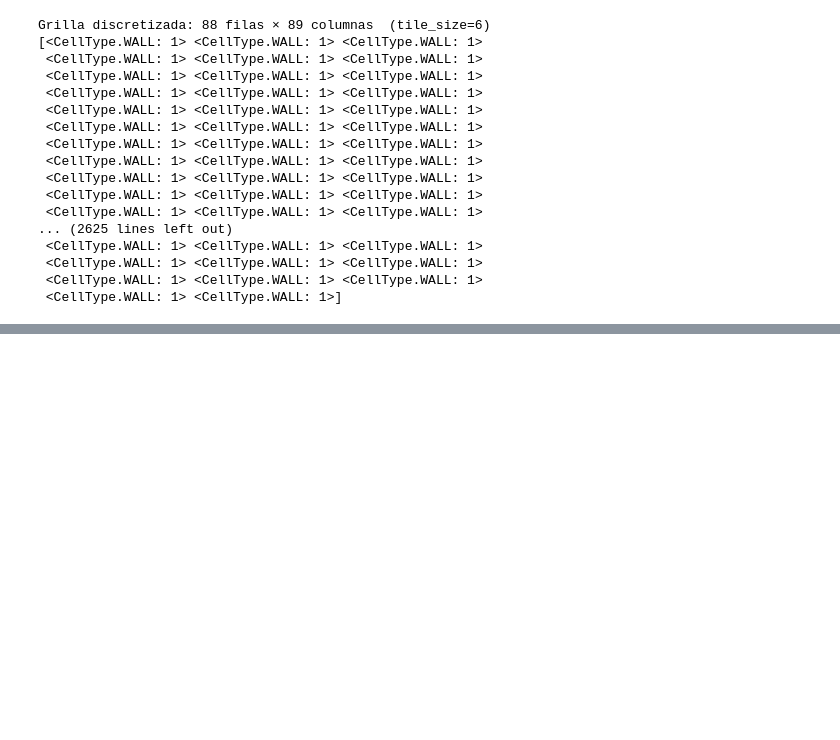
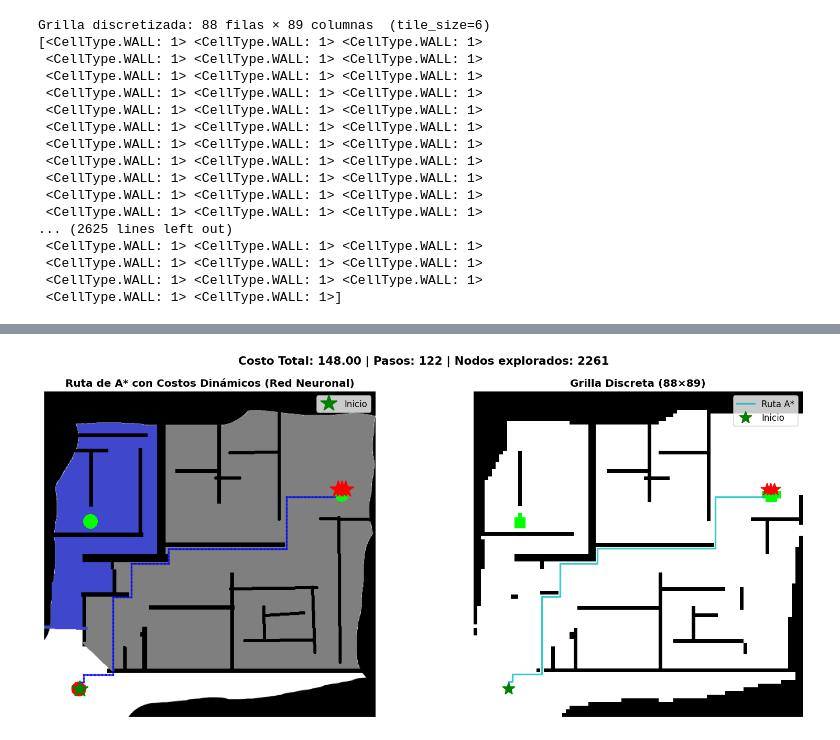
Before and after one commit to auyjos/Proyecto1_IA, a Jupyter notebook: neural_network.ipynb, the cells around one changed output, grey strips where cells are left out. Drawn from its saved outputs; the diff is of its cells as text; code cells hidden in the pictures; blank space fills up the shorter version.

```diff
--- a/neural_network.ipynb
+++ b/neural_network.ipynb
@@ -222,3 +222,10 @@ Grilla discretizada: 88 filas × 89 columnas  (tile_size=6)
  <CellType.WALL: 1> <CellType.WALL: 1> <CellType.WALL: 1>
  <CellType.WALL: 1> <CellType.WALL: 1> <CellType.WALL: 1>
  <CellType.WALL: 1> <CellType.WALL: 1>]
+# %%
+# ── Extraer posición de inicio y metas ──────────────────────────────────────
+start_pos, goal_positions, n_walls = extract_key_positions(grid)
+
+print(f"Posición de INICIO: {start_pos}")
+print(f"Posiciones de META: {goal_positions}")
+print(f"Número de paredes: {n_walls}")
@@ -224,0 +282,10 @@ Grilla discretizada: 88 filas × 89 columnas  (tile_size=6)
+# %%
+# ── Ejecutar A* con costos dinámicos (red neuronal) ──────────────────────────
+result = astar(problem, manhattan_heuristic)
+
+print(f"\n=== RESULTADO DE A* CON COSTOS DINÁMICOS ===")
+print(f"Ruta encontrada: {len(result.path)} pasos")
+print(f"Costo total: {result.path_cost:.2f}")
+print(f"Nodos explorados: {result.nodes_explored}")
+print(f"Primeros 5 pasos: {result.path[:5]}")
+print(f"Últimos 5 pasos: {result.path[-5:]}")
@@ -224,0 +299,61 @@ Grilla discretizada: 88 filas × 89 columnas  (tile_size=6)
+# %%
+# ── Visualizar la ruta en la imagen original ───────────────────────────────────
+
+def grid_to_pixel(r: int, c: int, tile_size: int) -> tuple:
+    """Convierte coordenada de grilla (row, col) al centro del tile en píxeles."""
+    px = c * tile_size + tile_size / 2
+    py = r * tile_size + tile_size / 2
+    return px, py
+
+# Crear figura con dos subplots
+fig, axes = plt.subplots(1, 2, figsize=(14, 6))
+
+# 1. Imagen original con ruta superpuesta
+axes[0].imshow(img_array)
+axes[0].set_title("Ruta de A* con Costos Dinámicos (Red Neuronal)", fontsize=12, fontweight='bold')
+
+# Dibujar la ruta en azul
+for i in range(len(result.path) - 1):
+    r1, c1 = result.path[i]
+    r2, c2 = result.path[i + 1]
+    px1, py1 = grid_to_pixel(r1, c1, TILE_SIZE)
+    px2, py2 = grid_to_pixel(r2, c2, TILE_SIZE)
+    axes[0].plot([px1, px2], [py1, py2], 'b-', linewidth=2, alpha=0.7)
+
+# Marcar inicio y metas
+start_px, start_py = grid_to_pixel(start_pos[0], start_pos[1], TILE_SIZE)
+axes[0].plot(start_px, start_py, 'g*', markersize=20, label='Inicio')
+
+for goal_r, goal_c in goal_positions[:3]:  # Mostrar primeras 3 metas
+    goal_px, goal_py = grid_to_pixel(goal_r, goal_c, TILE_SIZE)
+    axes[0].plot(goal_px, goal_py, 'r*', markersize=20)
+
+axes[0].legend()
+axes[0].axis('off')
+
+# 2. Grilla discretizada con la ruta
+axes[1].imshow(grid_to_rgb(grid), interpolation='nearest')
+axes[1].set_title(f"Grilla Discreta ({grid.shape[0]}×{grid.shape[1]})", fontsize=12, fontweight='bold')
+
+# Dibujar la ruta en la grilla
+path_array = np.array(result.path)
+axes[1].plot(path_array[:, 1], path_array[:, 0], 'c-', linewidth=2, alpha=0.8, label='Ruta A*')
+axes[1].plot(start_pos[1], start_pos[0], 'g*', markersize=15, label='Inicio')
+
+for goal_r, goal_c in goal_positions[:3]:
+    axes[1].plot(goal_c, goal_r, 'r*', markersize=15)
+
+axes[1].legend()
+axes[1].axis('off')
+
+plt.suptitle(f"Costo Total: {result.path_cost:.2f} | Pasos: {len(result.path)} | Nodos explorados: {result.nodes_explored}",
+             fontsize=13, fontweight='bold', y=0.98)
+plt.tight_layout()
+plt.show()
+
+print(f"\n✓ Visualización completada:")
+print(f"  La ruta está trazada en AZUL/CYAN sobre la imagen")
+print(f"  Estrella VERDE = Inicio")
+print(f"  Estrellas ROJAS = Metas")
+# %% [output]
+[figure, added]
```
Also changed, not shown: parts of 8 cells of this notebook, 1 other file.
